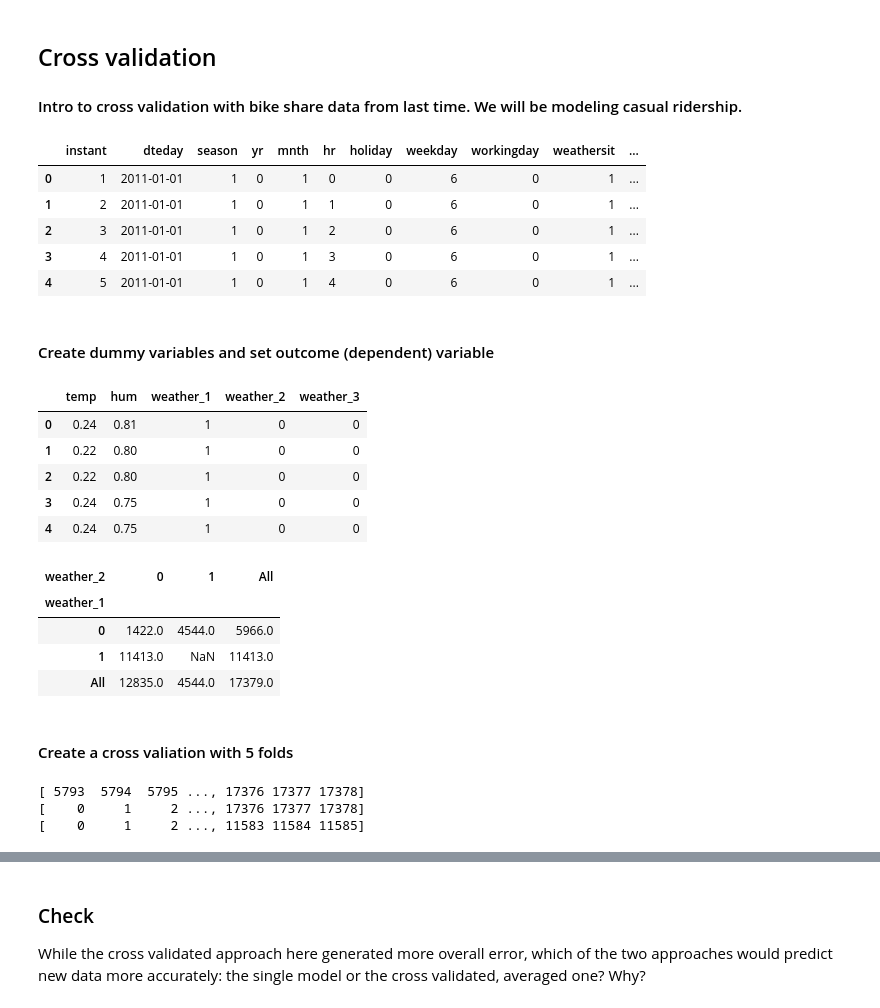
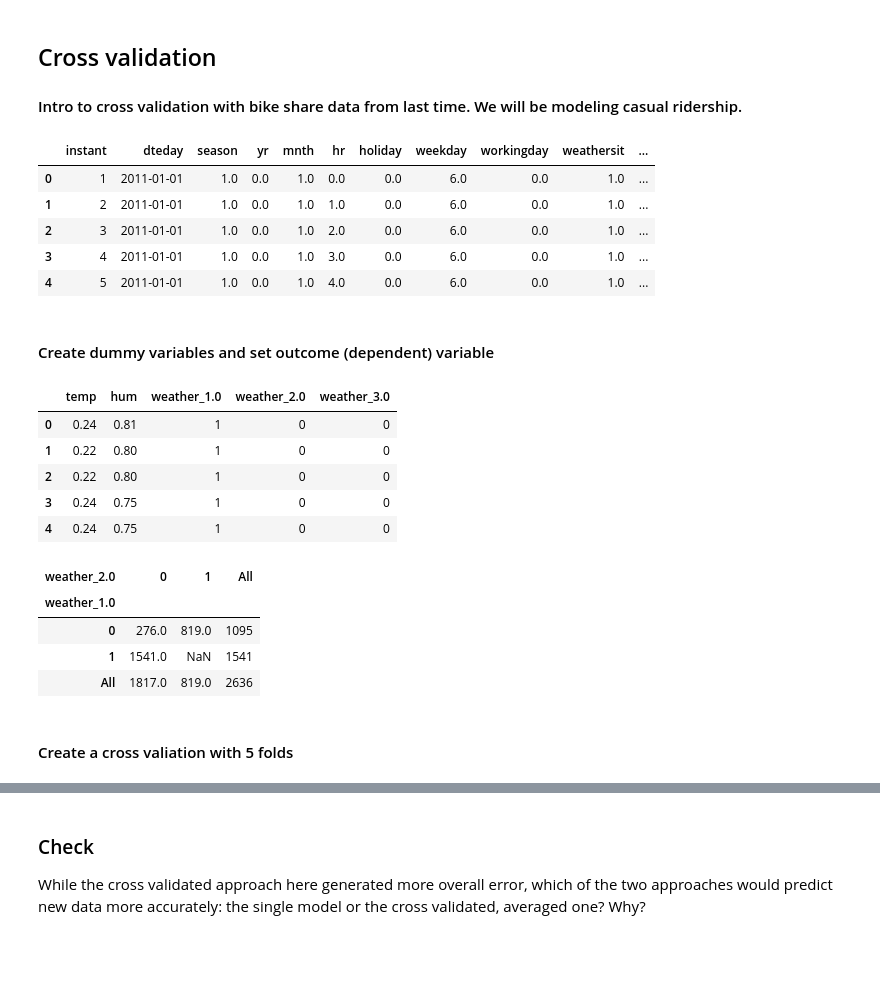
Before and after one commit to melburnian/project_3, a Jupyter notebook: lesson-07/code/starter-code/starter-code-7.ipynb, the cells around one changed output, grey strips where cells are left out. Drawn from its saved outputs; the diff is of its cells as text; code cells hidden in the pictures; blank space fills up the shorter version.

```diff
--- a/lesson-07/code/starter-code/starter-code-7.ipynb
+++ b/lesson-07/code/starter-code/starter-code-7.ipynb
@@ -66,45 +66,37 @@ r2 = 0.999831826103
 # %%
 from sklearn import cross_validation
 wd = '../../assets/dataset/'
-bikeshare = pd.read_csv(wd + 'bikeshare.csv')
+bikeshare = pd.read_csv(wd + 'bikeshare.csv').dropna()
 bikeshare.head()
 # %% [output]
 |  | instant | dteday | season | yr | mnth | hr | holiday | weekday | workingday | weathersit | ... |
-| 0 | 1 | 2011-01-01 | 1 | 0 | 1 | 0 | 0 | 6 | 0 | 1 | ... |
-| 1 | 2 | 2011-01-01 | 1 | 0 | 1 | 1 | 0 | 6 | 0 | 1 | ... |
-| 2 | 3 | 2011-01-01 | 1 | 0 | 1 | 2 | 0 | 6 | 0 | 1 | ... |
-| 3 | 4 | 2011-01-01 | 1 | 0 | 1 | 3 | 0 | 6 | 0 | 1 | ... |
-| 4 | 5 | 2011-01-01 | 1 | 0 | 1 | 4 | 0 | 6 | 0 | 1 | ... |
+| 0 | 1 | 2011-01-01 | 1.0 | 0.0 | 1.0 | 0.0 | 0.0 | 6.0 | 0.0 | 1.0 | ... |
+| 1 | 2 | 2011-01-01 | 1.0 | 0.0 | 1.0 | 1.0 | 0.0 | 6.0 | 0.0 | 1.0 | ... |
+| 2 | 3 | 2011-01-01 | 1.0 | 0.0 | 1.0 | 2.0 | 0.0 | 6.0 | 0.0 | 1.0 | ... |
+| 3 | 4 | 2011-01-01 | 1.0 | 0.0 | 1.0 | 3.0 | 0.0 | 6.0 | 0.0 | 1.0 | ... |
+| 4 | 5 | 2011-01-01 | 1.0 | 0.0 | 1.0 | 4.0 | 0.0 | 6.0 | 0.0 | 1.0 | ... |
 # %% [markdown]
 #### Create dummy variables and set outcome (dependent) variable
 # %%
 weather = pd.get_dummies(bikeshare.weathersit, prefix='weather')
-modeldata = bikeshare[['temp', 'hum']].join(weather[['weather_1', 'weather_2', 'weather_3']])
+modeldata = bikeshare[['temp', 'hum']].join(weather[['weather_1.0', 'weather_2.0', 'weather_3.0']])
 y = bikeshare.casual
 
 modeldata.head()
 # %% [output]
-|  | temp | hum | weather_1 | weather_2 | weather_3 |
+|  | temp | hum | weather_1.0 | weather_2.0 | weather_3.0 |
 | 0 | 0.24 | 0.81 | 1 | 0 | 0 |
 | 1 | 0.22 | 0.80 | 1 | 0 | 0 |
 | 2 | 0.22 | 0.80 | 1 | 0 | 0 |
 | 3 | 0.24 | 0.75 | 1 | 0 | 0 |
 | 4 | 0.24 | 0.75 | 1 | 0 | 0 |
 # %%
-pd.crosstab(modeldata['weather_1'], modeldata['weather_2'], modeldata['weather_3'], margins = True, aggfunc = 'count')
+pd.crosstab(modeldata['weather_1.0'], modeldata['weather_2.0'], modeldata['weather_3.0'], margins = True, aggfunc = 'count')
 # %% [output]
-| weather_2 | 0 | 1 | All |
-| weather_1 |  |  |  |
-| 0 | 1422.0 | 4544.0 | 5966.0 |
-| 1 | 11413.0 | NaN | 11413.0 |
-| All | 12835.0 | 4544.0 | 17379.0 |
+| weather_2.0 | 0 | 1 | All |
+| weather_1.0 |  |  |  |
+| 0 | 276.0 | 819.0 | 1095 |
+| 1 | 1541.0 | NaN | 1541 |
+| All | 1817.0 | 819.0 | 2636 |
 # %% [markdown]
 #### Create a cross valiation with 5 folds
-# %%
-kf = cross_validation.KFold(len(modeldata), n_folds = 3, shuffle = False)
-
-for train_index, test_index in kf:
-# %% [output]
-[ 5793  5794  5795 ..., 17376 17377 17378]
-[    0     1     2 ..., 17376 17377 17378]
-[    0     1     2 ..., 11583 11584 11585]
```
Also changed, not shown: parts of 24 cells of this notebook.
